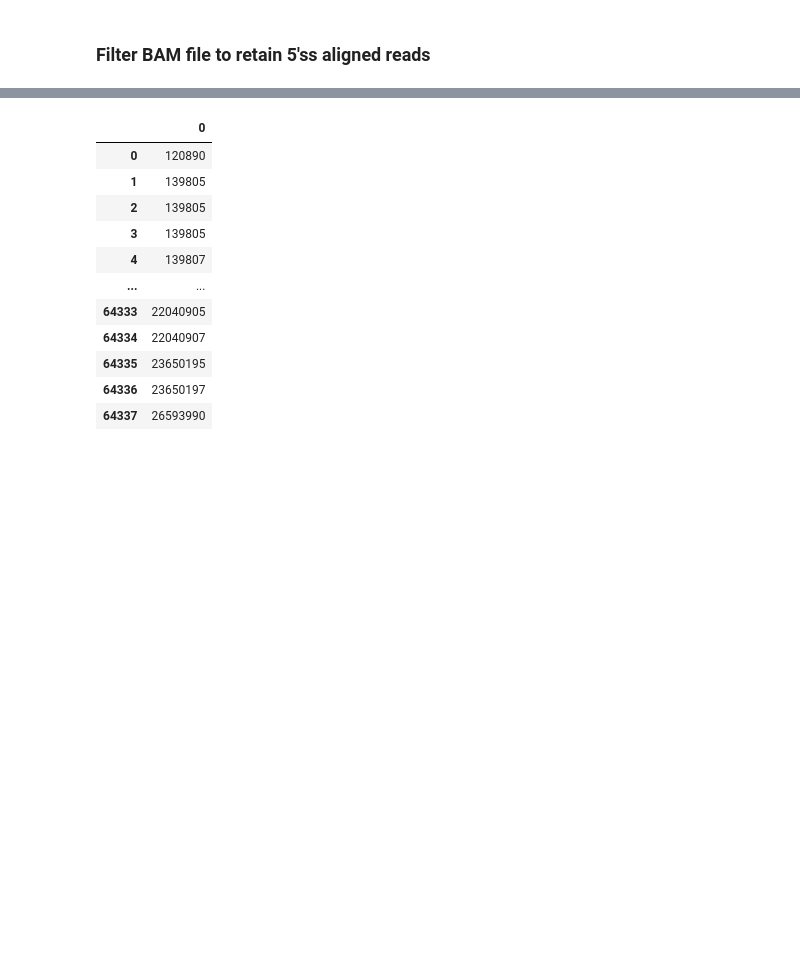
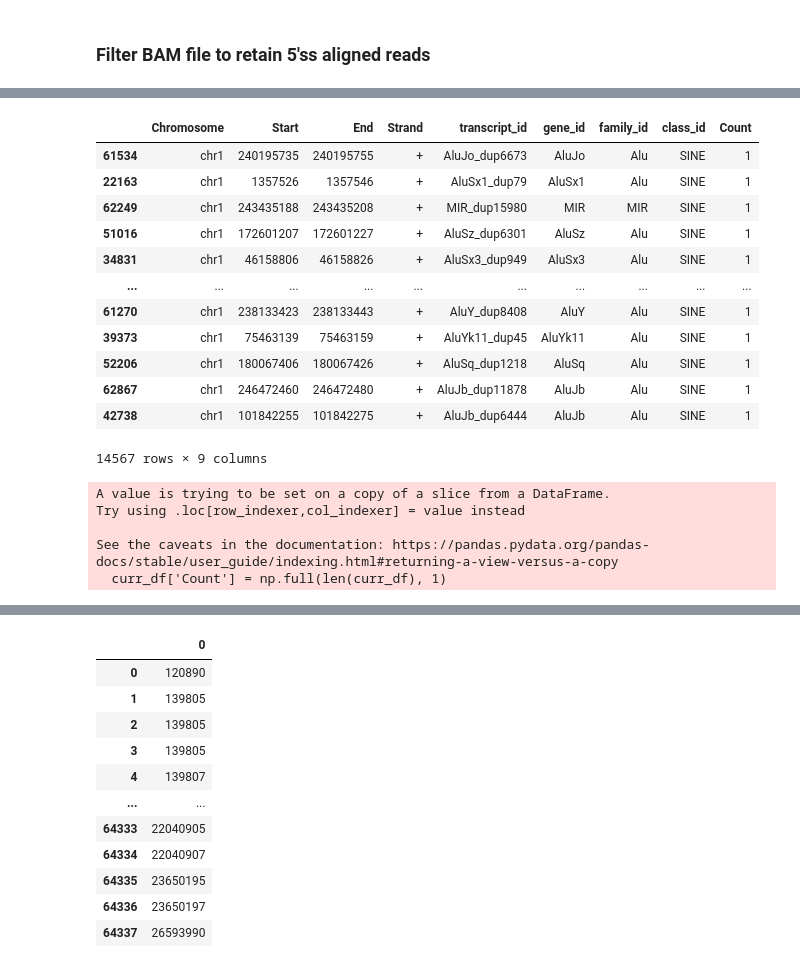
Before and after one commit to dmnburrows/line1_ageing, a Jupyter notebook: te_rna.ipynb, the cells around one changed output, grey strips where cells are left out. Drawn from its saved outputs; the diff is of its cells as text; code cells hidden in the pictures; blank space fills up the shorter version.

```diff
--- a/te_rna.ipynb
+++ b/te_rna.ipynb
@@ -764,3 +436,0 @@ bam_bool.shape
-# %%
-for i in range(len(chr_bam.iloc[bam_bool])):
-    ok=1
@@ -951,0 +656,24 @@ filt_bam[rem_bool]
+# %%
+curr_df
+# %% [output]
+|  | Chromosome | Start | End | Strand | transcript_id | gene_id | family_id | class_id | Count |
+| 61534 | chr1 | 240195735 | 240195755 | + | AluJo_dup6673 | AluJo | Alu | SINE | 1 |
+| 22163 | chr1 | 1357526 | 1357546 | + | AluSx1_dup79 | AluSx1 | Alu | SINE | 1 |
+| 62249 | chr1 | 243435188 | 243435208 | + | MIR_dup15980 | MIR | MIR | SINE | 1 |
+| 51016 | chr1 | 172601207 | 172601227 | + | AluSz_dup6301 | AluSz | Alu | SINE | 1 |
+| 34831 | chr1 | 46158806 | 46158826 | + | AluSx3_dup949 | AluSx3 | Alu | SINE | 1 |
+| ... | ... | ... | ... | ... | ... | ... | ... | ... | ... |
+| 61270 | chr1 | 238133423 | 238133443 | + | AluY_dup8408 | AluY | Alu | SINE | 1 |
+| 39373 | chr1 | 75463139 | 75463159 | + | AluYk11_dup45 | AluYk11 | Alu | SINE | 1 |
+| 52206 | chr1 | 180067406 | 180067426 | + | AluSq_dup1218 | AluSq | Alu | SINE | 1 |
+| 62867 | chr1 | 246472460 | 246472480 | + | AluJb_dup11878 | AluJb | Alu | SINE | 1 |
+| 42738 | chr1 | 101842255 | 101842275 | + | AluJb_dup6444 | AluJb | Alu | SINE | 1 |
+14567 rows × 9 columns
+# %%
+curr_df['Count'] = np.full(len(curr_df), 1)
+# %% [output]
+A value is trying to be set on a copy of a slice from a DataFrame.
+Try using .loc[row_indexer,col_indexer] = value instead
+
+See the caveats in the documentation: https://pandas.pydata.org/pandas-docs/stable/user_guide/indexing.html#returning-a-view-versus-a-copy
+  curr_df['Count'] = np.full(len(curr_df), 1)
```
Also changed, not shown: parts of 75 cells of this notebook, 2 other files.
